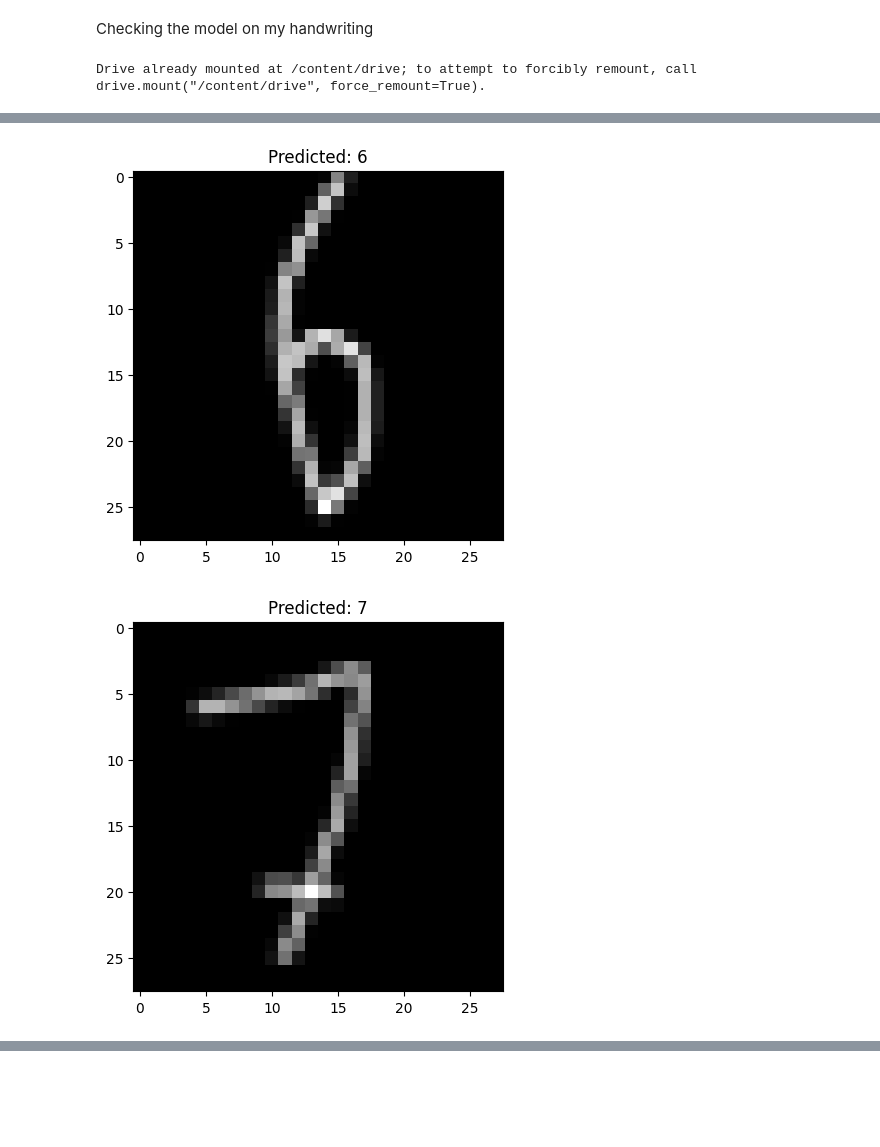
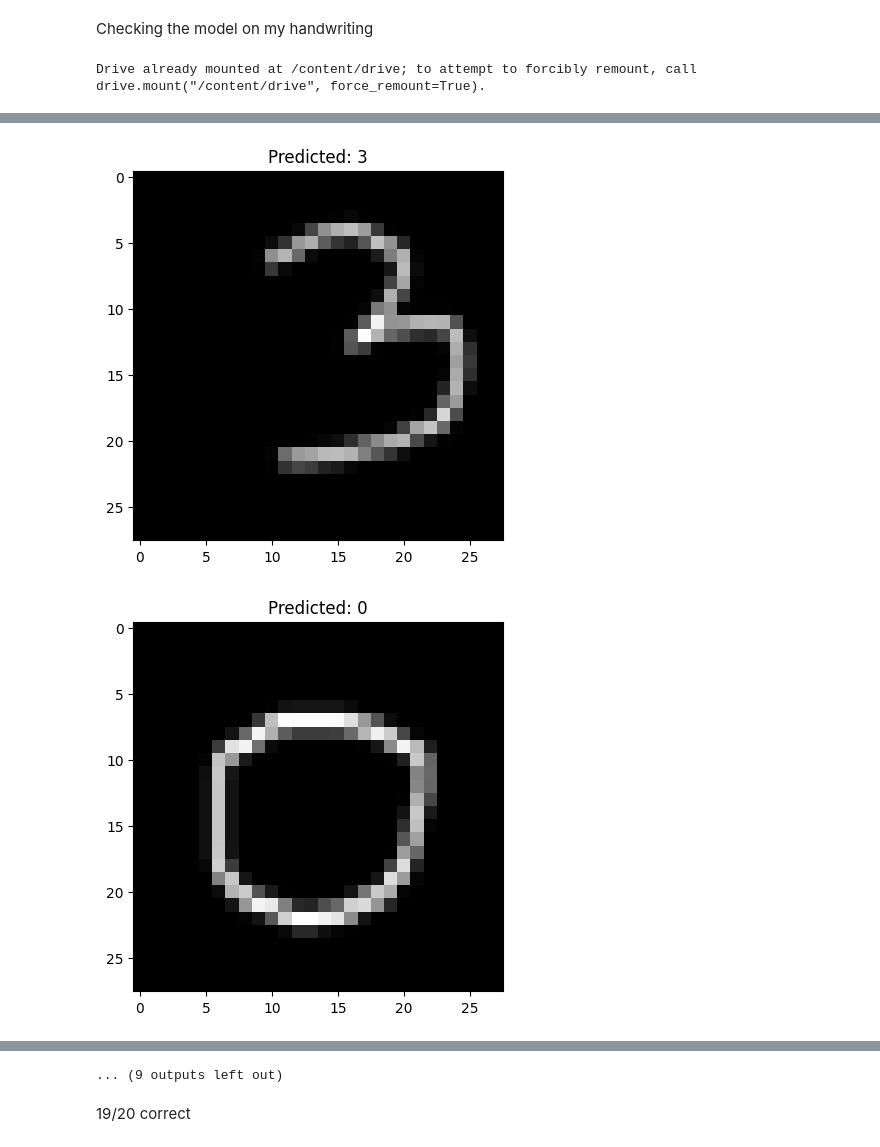
Before and after one commit to Davit000Asryan/My-projects, a Jupyter notebook: MNIST_digit_recognition.ipynb, the cells around one changed output, grey strips where cells are left out. Cells and saved outputs as stored; diff of their text form; code cells hidden in the pictures; blank space fills up the shorter version.

Commit message:
MNIST digit recognition with CNN

```diff
--- a/MNIST_digit_recognition.ipynb
+++ b/MNIST_digit_recognition.ipynb
@@ -286,8 +286,8 @@ transform = transforms.Compose([
 ])
 
 # getting the names of the files in a folder
-image_folder = '/content/drive/MyDrive/MNIST digit recognition/handwriten digits'
-image_files = os.listdir(image_folder)[:10]
+image_folder = '/content/drive/MyDrive/MNIST digit recognition/handwritten digits'
+image_files = os.listdir(image_folder)[:20]
 
 # loading and transforming the images
 images = [transform(Image.open(os.path.join(image_folder, img))) for img in image_files]
@@ -316,2 +316,2 @@ Drive already mounted at /content/drive; to attempt to forcibly remount, call dr
-[figure, old version]
+[figure, new version]
-[figure, old version]
+[figure, new version]
@@ -319,0 +321,3 @@ Drive already mounted at /content/drive; to attempt to forcibly remount, call dr
+... (9 outputs left out)
+# %% [markdown]
+19/20 correct
```
Also changed, not shown: parts of 5 cells of this notebook.
